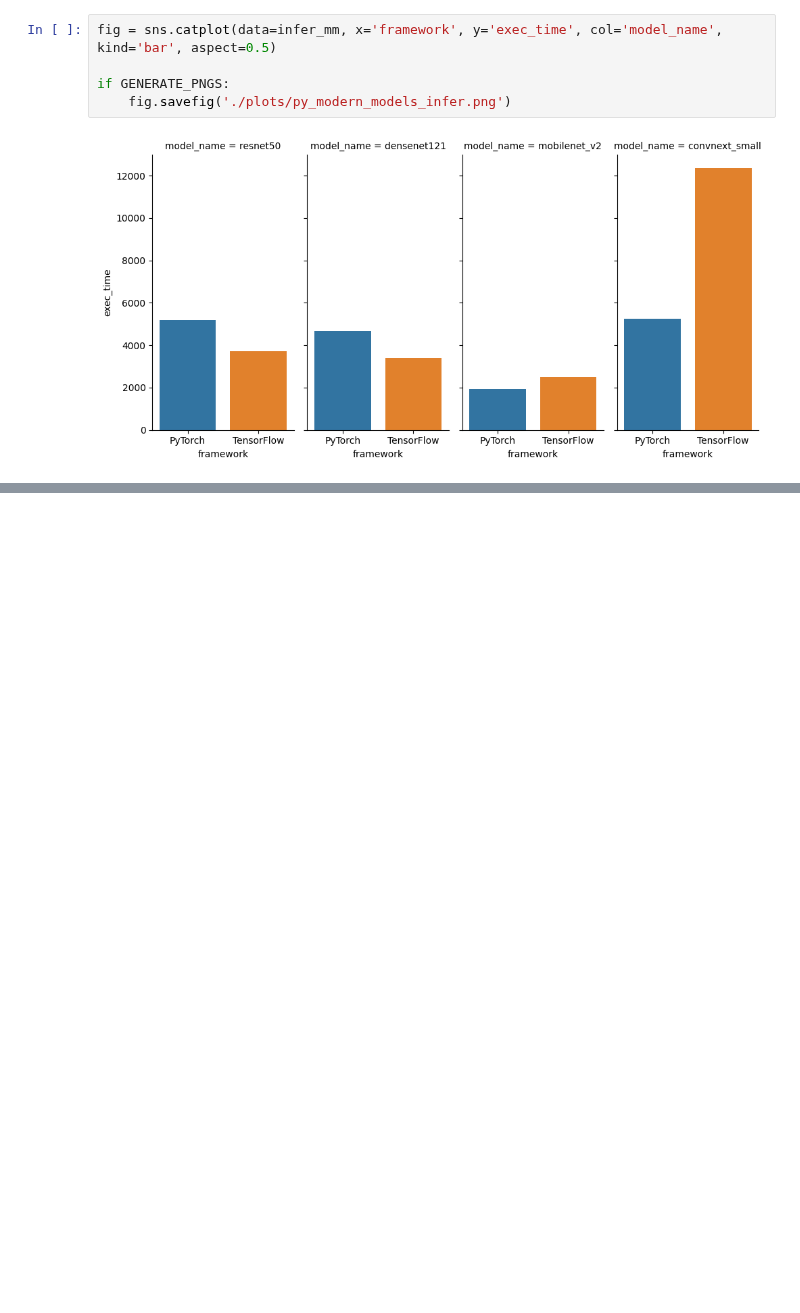
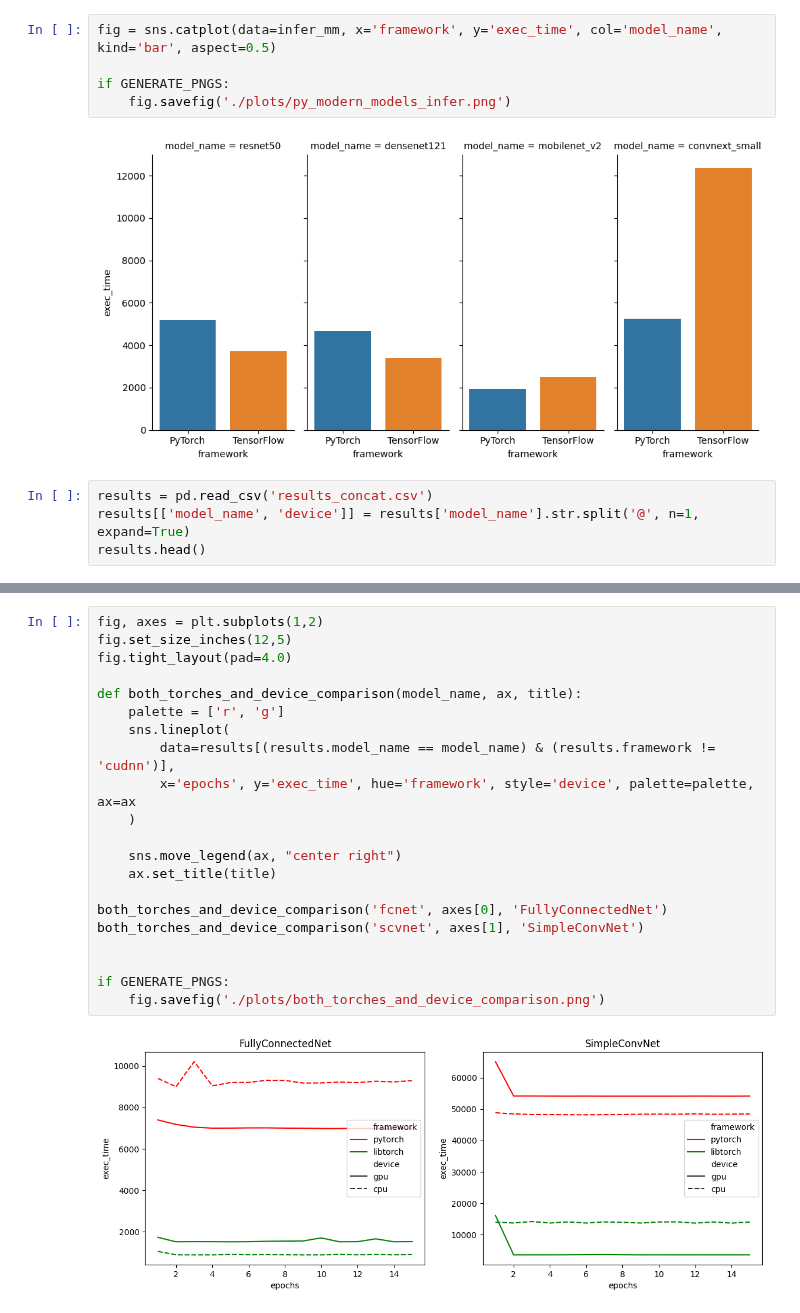
Before and after one commit to mihawb/dnn-lang-comparison, a Jupyter notebook: analysis/anlalysis.ipynb, the cells around one changed output, grey strips where cells are left out. Cells and saved outputs as stored; diff of their text form; blank space fills up the shorter version.

Commit message:
initial LT vs PT vs cuDNN comparison

```diff
--- a/analysis/anlalysis.ipynb
+++ b/analysis/anlalysis.ipynb
@@ -179,3 +179,7 @@ if GENERATE_PNGS:
 	fig.savefig('./plots/py_modern_models_infer.png')
 # %% [output]
 [figure]
+# %%
+results = pd.read_csv('results_concat.csv')
+results[['model_name', 'device']] = results['model_name'].str.split('@', n=1, expand=True)
+results.head()
@@ -181,0 +193,23 @@ if GENERATE_PNGS:
+# %%
+fig, axes = plt.subplots(1,2)
+fig.set_size_inches(12,5)
+fig.tight_layout(pad=4.0)
+
+def both_torches_and_device_comparison(model_name, ax, title):
+	palette = ['r', 'g']
+	sns.lineplot(
+		data=results[(results.model_name == model_name) & (results.framework != 'cudnn')],
+		x='epochs', y='exec_time', hue='framework', style='device', palette=palette, ax=ax
+	)
+
+	sns.move_legend(ax, "center right")
+	ax.set_title(title)
+
+both_torches_and_device_comparison('fcnet', axes[0], 'FullyConnectedNet')
+both_torches_and_device_comparison('scvnet', axes[1], 'SimpleConvNet')
+
+
+if GENERATE_PNGS:
+	fig.savefig('./plots/both_torches_and_device_comparison.png')
+# %% [output]
+[figure, added]
```
Also changed, not shown: parts of 2 cells of this notebook, 1 other file.
